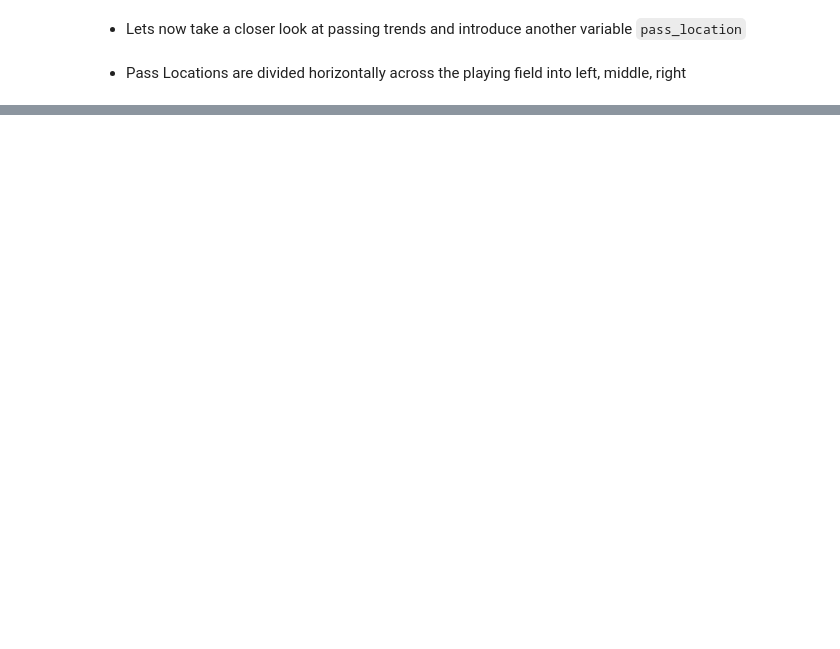
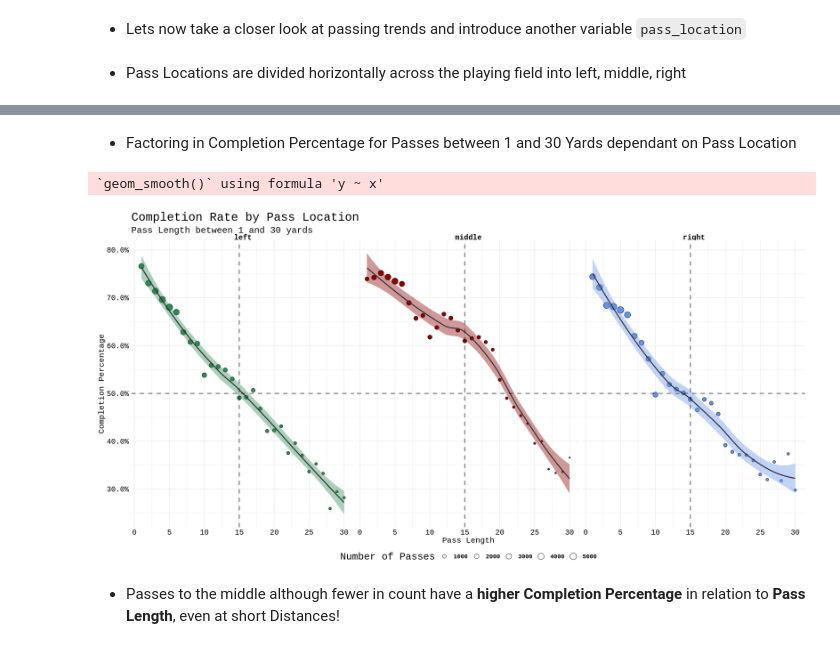
Before and after one commit to rennerm1/NFL-Data-Science-Project, a Jupyter notebook: NFL_Project.ipynb, the cells around one changed output, grey strips where cells are left out. Drawn from its saved outputs; the diff is of its cells as text; code cells hidden in the pictures; blank space fills up the shorter version.

```diff
--- a/NFL_Project.ipynb
+++ b/NFL_Project.ipynb
@@ -442,0 +623,28 @@ ggplot(data= play_type_df,
+# %% [markdown]
+* Factoring in Completion Percentage for Passes between 1 and 30 Yards dependant on Pass Location
+# %%
+ggplot(data = pass_loc_percentage,
+        aes(x = air_yards, y = comp_rate, fill= pass_location)) +
+        geom_point(aes(size = count), shape= 21, stroke = 0.5)+
+        geom_smooth(color = "grey20", method = "loess")+
+        geom_hline(yintercept = 0.5, size = 1, color = "black", linetype = "dashed", alpha = 0.5)+
+        geom_vline(xintercept = 15, size = 1, color = "black", linetype = "dashed", alpha = 0.5) +
+        facet_grid(~pass_location)+
+        scale_y_continuous(labels = scales::percent, breaks = seq(0.2, 0.8, by = 0.1))+
+        scale_x_continuous(breaks = c(0, 5, 10, 15, 20, 25, 30))+
+        labs(
+          x= "Pass Length",
+          y = "Completion Percentage",
+          title = "Completion Rate by Pass Location",
+          subtitle = "Pass Length between 1 and 30 yards",
+          size = "Number of Passes")+
+        theme_nfl()+
+        scale_fill_manual(
+            values=c("#2E8B57", "#8B0000", "#6495ED"),
+            aesthetics = c("color", "fill"))+
+        guides(color = FALSE, fill = FALSE)
+# %% [output]
+`geom_smooth()` using formula 'y ~ x'
+[figure, added]
+# %% [markdown]
+* Passes to the middle although fewer in count have a **higher Completion Percentage** in relation to **Pass Length**, even at short Distances!
```
Also changed, not shown: parts of 25 cells of this notebook.
